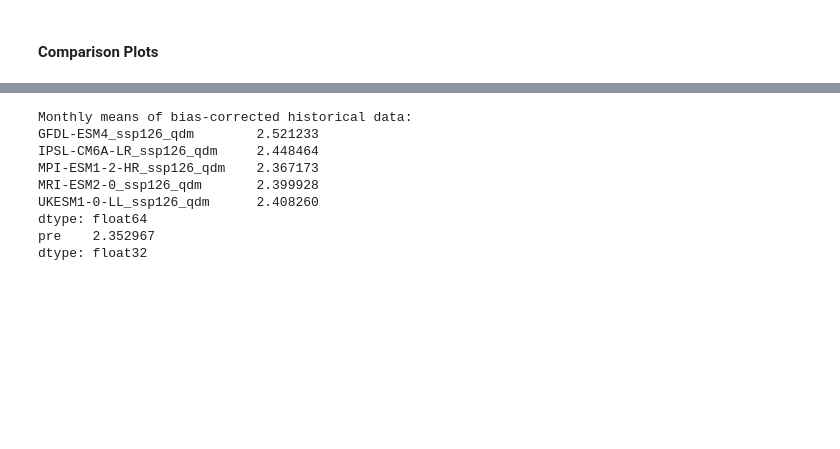
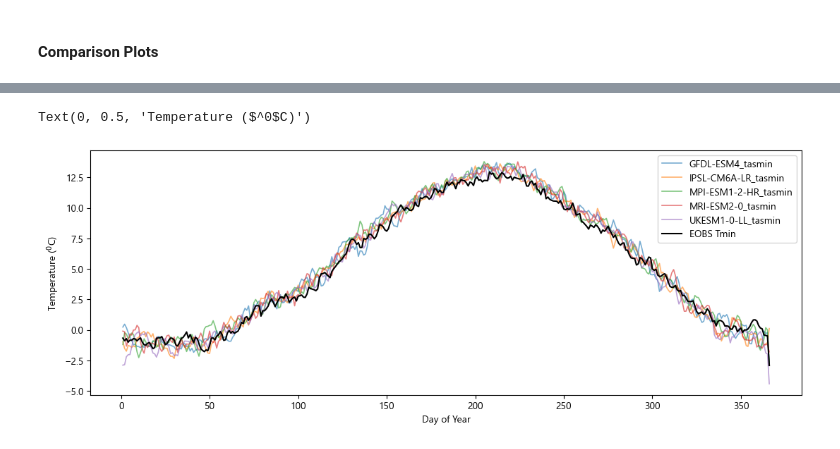
Before and after one commit to klekarkar/mHM_IO_dataprocessing, a Jupyter notebook: validate_ISIMIP3b.ipynb, the cells around one changed output, grey strips where cells are left out. Cells and saved outputs as stored; diff of their text form; code cells hidden in the pictures; blank space fills up the shorter version.

```diff
--- a/validate_ISIMIP3b.ipynb
+++ b/validate_ISIMIP3b.ipynb
@@ -116,2 +52,30 @@ tmax_df = tmax_EOBS['tmax'].sel(lat=45, lon=5, method='nearest').to_dataframe().
+# %%
+tasmax_dfs= []
+tasmin_dfs = []
+pr_dfs = []
+for model in models:
+    tasmin_hist = isimip_data[(model, 'historical', 'tasmin')]
+    tasmax_hist = isimip_data[(model, 'historical', 'tasmax')]
+    pr_hist = isimip_data[(model, 'historical', 'pr')]
+
+    #extract tmin and tmax over a grid
+    tasmin_hist_df = (tasmin_hist['tasmin']-273.15).sel(lat=slice(51, 48), lon=slice(5, 6)).mean(dim=['lat', 'lon']).to_dataframe(name=model+'_tasmin')
+    tasmax_hist_df = (tasmax_hist['tasmax']-273.15).sel(lat=slice(51, 48), lon=slice(5, 6)).mean(dim=['lat', 'lon']).to_dataframe(name=model+'_tasmax')
+    tasmax_EOBS_df = (tmax_EOBS['tmax']-273.15).sel(lat=slice(51, 48), lon=slice(5, 6)).mean(dim=['lat', 'lon']).to_dataframe(name='EOBS_tasmax')
+    pr_hist_df = (pr_hist['pr']*86400).sel(lat=slice(51, 48), lon=slice(5, 6)).mean(dim=['lat', 'lon']).to_dataframe(name=model+'_pr')
+
+    #append to list
+    tasmax_dfs.append(tasmax_hist_df)
+    tasmin_dfs.append(tasmin_hist_df)
+    pr_dfs.append(pr_hist_df)
+
+tasmax_hist_df = pd.concat(tasmax_dfs, axis=1)
+tasmin_hist_df = pd.concat(tasmin_dfs, axis=1)
+pr_hist_df = pd.concat(pr_dfs, axis=1)
+
+
+tasmin_EOBS_df = tmin_EOBS['tmin'].sel(lat=slice(51, 48), lon=slice(5, 6)).mean(dim=['lat', 'lon']).to_dataframe(name='EOBS_tasmin')
+tasmax_EOBS_df = tmax_EOBS['tmax'].sel(lat=slice(51, 48), lon=slice(5, 6)).mean(dim=['lat', 'lon']).to_dataframe(name='EOBS_tasmax')
+pr_EOBS_df = pr_EOBS['pre'].sel(lat=slice(51, 48), lon=slice(5, 6)).mean(dim=['lat', 'lon']).to_dataframe(name='EOBS_pr')
 # %% [markdown]
 #### Comparison Plots
@@ -478,15 +82,15 @@ isimip_data[('IPSL-CM6A-LR', 'historical', 'pr')]['pr'][0].plot(robust=True, cma
-# %%
-#print monthly means
-print("Monthly means of bias-corrected historical data:")
-print(isimip_bc_EQM_hist.groupby(isimip_bc_EQM_hist.index.month).mean().mean())
-print(obs_df.groupby(obs_df.index.month).mean().mean() )
-# %% [output]
-Monthly means of bias-corrected historical data:
-GFDL-ESM4_ssp126_qdm        2.521233
-IPSL-CM6A-LR_ssp126_qdm     2.448464
-MPI-ESM1-2-HR_ssp126_qdm    2.367173
-MRI-ESM2-0_ssp126_qdm       2.399928
-UKESM1-0-LL_ssp126_qdm      2.408260
-dtype: float64
-pre    2.352967
-dtype: float32
+# %%
+
+fig, ax = plt.subplots(figsize=(13, 4.5))
+
+
+# Plotting the data
+plt.plot(tasmin_hist_df.groupby(tasmin_hist_df.index.dayofyear).mean(), label=tasmin_hist_df.columns, alpha=0.6, lw=1.2)
+plt.plot(tasmin_EOBS_df.groupby(tasmin_EOBS_df.index.dayofyear).mean(), color='k', label='EOBS Tmin')
+#plt.plot(tmin_future_df_.groupby(tmax_future_df_.index.dayofyear).mean(), label=tmax_future_df_.columns, alpha=0.6, lw=1.2, c='orange')
+plt.legend(loc='upper right', ncol=1)
+plt.xlabel('Day of Year')
+plt.ylabel('Temperature ($^0$C)')
+# %% [output]
+Text(0, 0.5, 'Temperature ($^0$C)')
+[figure, added]
```
Also changed, not shown: parts of 48 cells of this notebook, 2 other files.
